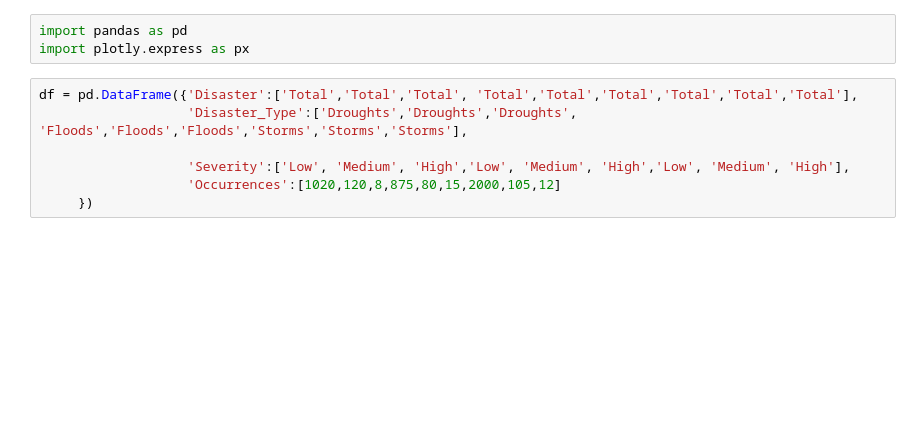
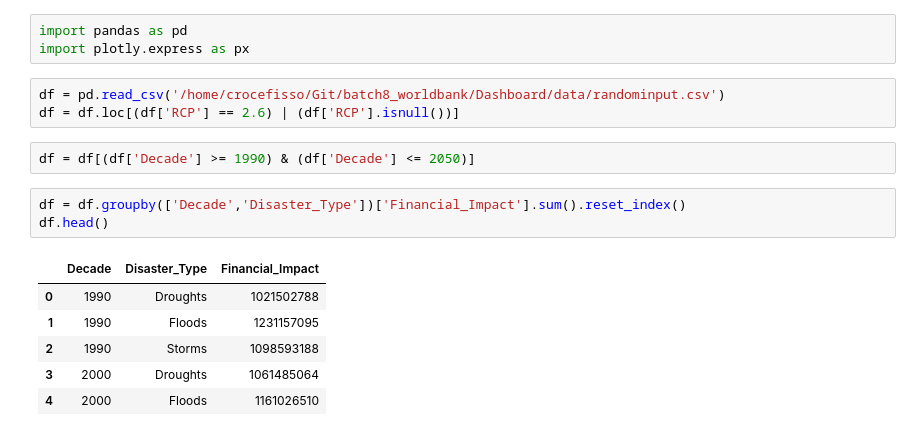
Before and after one commit to dataforgoodfr/batch8_worldbank, a Jupyter notebook: Dashboard/scripts/WFTreemap.ipynb, the cells around one changed output. Drawn from its saved outputs; the diff is of its cells as text; blank space fills up the shorter version.

Commit message:
amending colors and data set

```diff
--- a/Dashboard/scripts/WFTreemap.ipynb
+++ b/Dashboard/scripts/WFTreemap.ipynb
@@ -1,12 +1,20 @@
 # %%
 import pandas as pd
 import plotly.express as px
-# %%
-df = pd.DataFrame({'Disaster':['Total','Total','Total', 'Total','Total','Total','Total','Total','Total'],
-                   'Disaster_Type':['Droughts','Droughts','Droughts', 'Floods','Floods','Floods','Storms','Storms','Storms'],
-
-                   'Severity':['Low', 'Medium', 'High','Low', 'Medium', 'High','Low', 'Medium', 'High'],
-                   'Occurrences':[1020,120,8,875,80,15,2000,105,12]
-     })
+# %%
+df = pd.read_csv('/home/crocefisso/Git/batch8_worldbank/Dashboard/data/randominput.csv')
+df = df.loc[(df['RCP'] == 2.6) | (df['RCP'].isnull())]
+# %%
+df = df[(df['Decade'] >= 1990) & (df['Decade'] <= 2050)]
+# %%
+df = df.groupby(['Decade','Disaster_Type'])['Financial_Impact'].sum().reset_index()
+df.head()
+# %% [output]
+|  | Decade | Disaster_Type | Financial_Impact |
+| 0 | 1990 | Droughts | 1021502788 |
+| 1 | 1990 | Floods | 1231157095 |
+| 2 | 1990 | Storms | 1098593188 |
+| 3 | 2000 | Droughts | 1061485064 |
+| 4 | 2000 | Floods | 1161026510 |
 # %%
 import plotly.graph_objects as go
```
Also changed, not shown: parts of 2 cells of this notebook.
